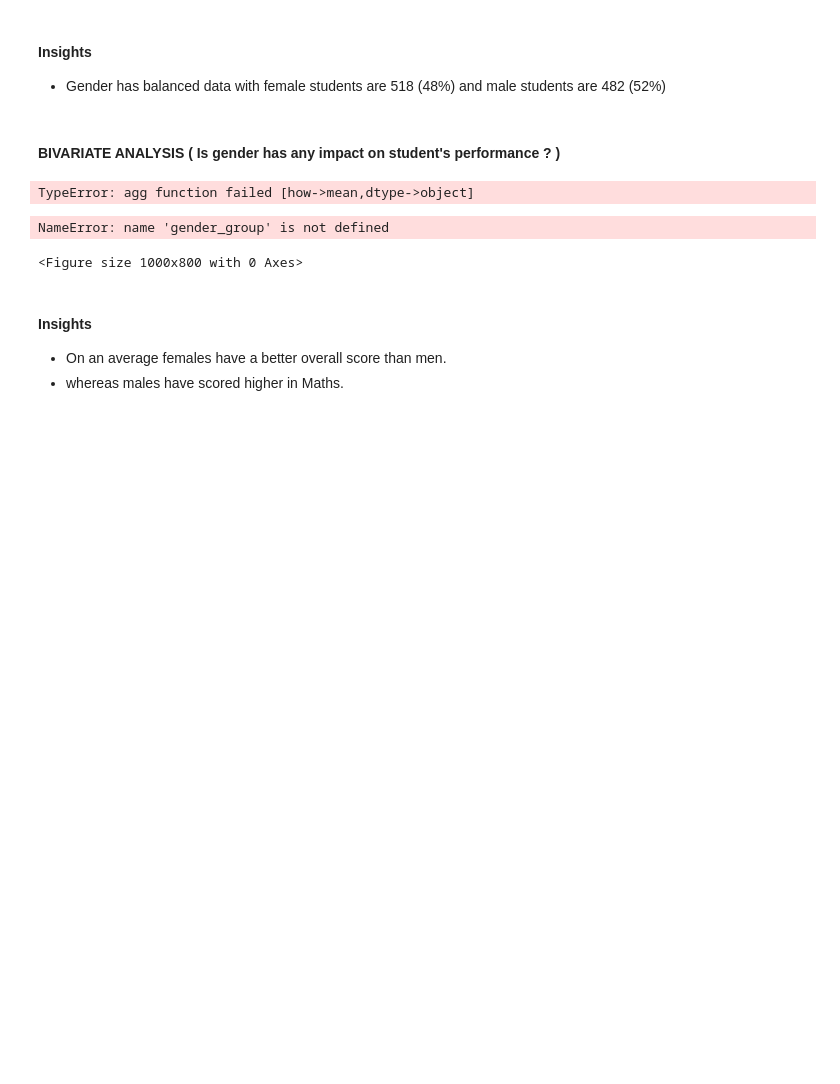
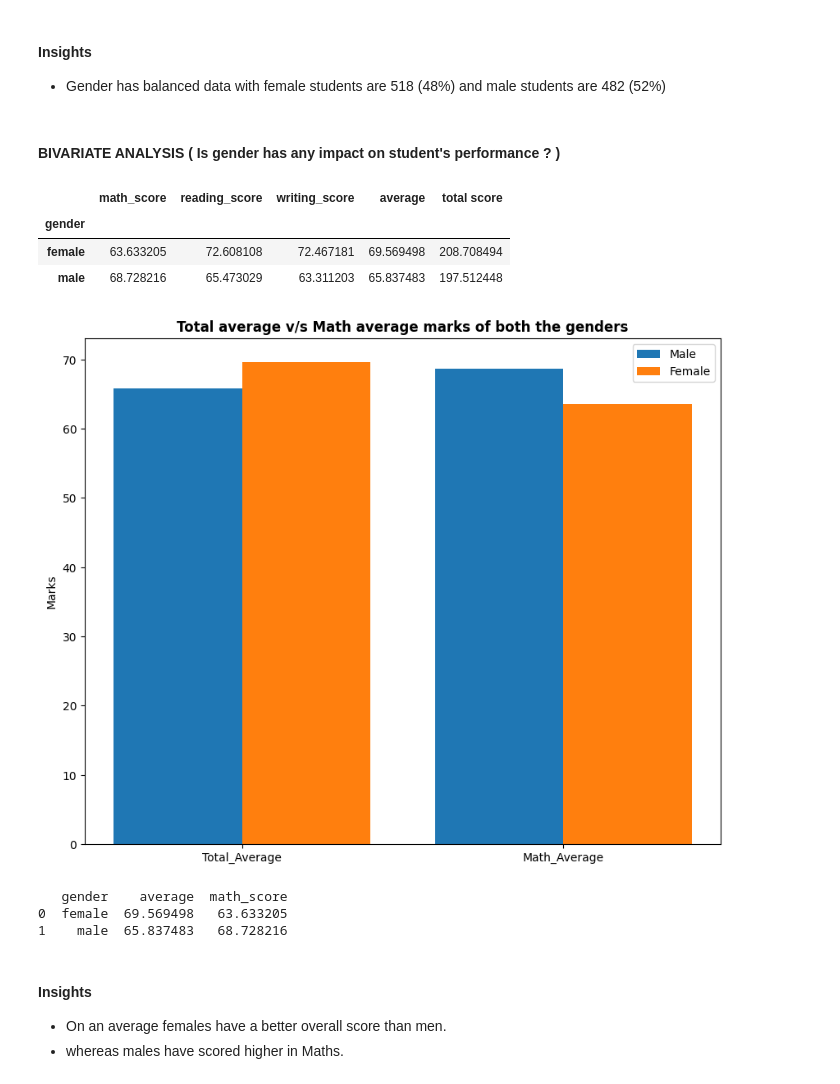
Before and after one commit to viditsaxena81/MLproject, a Jupyter notebook: notebook/1 . EDA STUDENT PERFORMANCE .ipynb, the cells around one changed output. Cells and saved outputs as stored; diff of their text form; code cells hidden in the pictures; blank space fills up the shorter version.

```diff
--- a/notebook/1 . EDA STUDENT PERFORMANCE .ipynb
+++ b/notebook/1 . EDA STUDENT PERFORMANCE .ipynb
@@ -463,37 +470,64 @@ plt.show()
 # %% [markdown]
 #### BIVARIATE ANALYSIS ( Is gender has any impact on student's performance ? )
 # %%
-gender_group = df.groupby('gender').mean()
+#gender_group = df.groupby('gender').mean()
+#gender_group
+gender_group = df.groupby('gender')[['math_score', 'reading_score', 'writing_score', 'average', 'total score']].mean()
 gender_group
 # %% [output]
-TypeError: agg function failed [how->mean,dtype->object]
+|  | math_score | reading_score | writing_score | average | total score |
+| gender |  |  |  |  |  |
+| female | 63.633205 | 72.608108 | 72.467181 | 69.569498 | 208.708494 |
+| male | 68.728216 | 65.473029 | 63.311203 | 65.837483 | 197.512448 |
 # %%
+'''
 plt.figure(figsize=(10, 8))
 
-X = ['Total Average','Math Average']
+X = ['Total_Average','Math_Average']
 
 
-female_scores = [gender_group['average'][0], gender_group['math score'][0]]
-male_scores = [gender_group['average'][1], gender_group['math score'][1]]
+female_scores = [gender_group['average'][0], gender_group['math_score'][0]]
+male_scores = [gender_group['average'][1], gender_group['math_score'][1]]
 
 X_axis = np.arange(len(X))
 
 plt.bar(X_axis - 0.2, male_scores, 0.4, label = 'Male')
 plt.bar(X_axis + 0.2, female_scores, 0.4, label = 'Female')
 
 plt.xticks(X_axis, X)
 plt.ylabel("Marks")
 plt.title("Total average v/s Math average marks of both the genders", fontweight='bold')
 plt.legend()
 plt.show()
+'''
+plt.figure(figsize=(10, 8))
+
+X = ['Total_Average','Math_Average']
+
+female_scores = [gender_group.loc['female', 'average'], gender_group.loc['female', 'math_score']]
+male_scores = [gender_group.loc['male', 'average'], gender_group.loc['male', 'math_score']]
+
+X_axis = np.arange(len(X))
+
+plt.bar(X_axis - 0.2, male_scores, 0.4, label = 'Male')
+plt.bar(X_axis + 0.2, female_scores, 0.4, label = 'Female')
+
+plt.xticks(X_axis, X)
+plt.ylabel("Marks")
+plt.title("Total average v/s Math average marks of both the genders", fontweight='bold')
+plt.legend()
+plt.show()
 # %% [output]
-NameError: name 'gender_group' is not defined
-<Figure size 1000x800 with 0 Axes>
+[figure, added]
 # %%
 # Ensure gender_group is defined before plotting
-# This assumes your DataFrame is named df and has columns 'gender', 'average', and 'math score'
-gender_group = df.groupby('gender').agg({'average': 'mean', 'math score': 'mean'}).reset_index()
+# This assumes your DataFrame is named df and has columns 'gender', 'average', and 'math_score'
+gender_group = df.groupby('gender').agg({'average': 'mean', 'math_score': 'mean'}).reset_index()
 print(gender_group)
+# %% [output]
+   gender    average  math_score
+0  female  69.569498   63.633205
+1    male  65.837483   68.728216
 # %% [markdown]
 #### Insights
 - On an average females have a better overall score than men.
```
Also changed, not shown: parts of 12 cells of this notebook.
